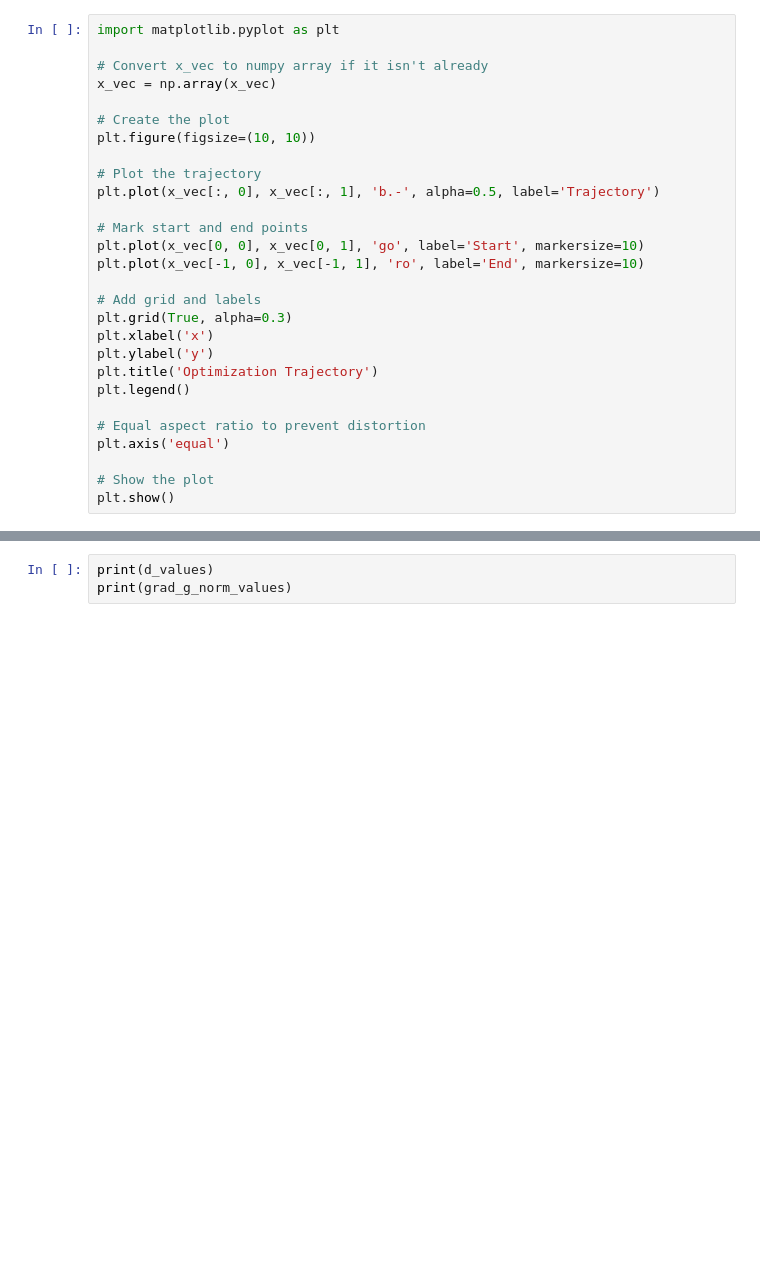
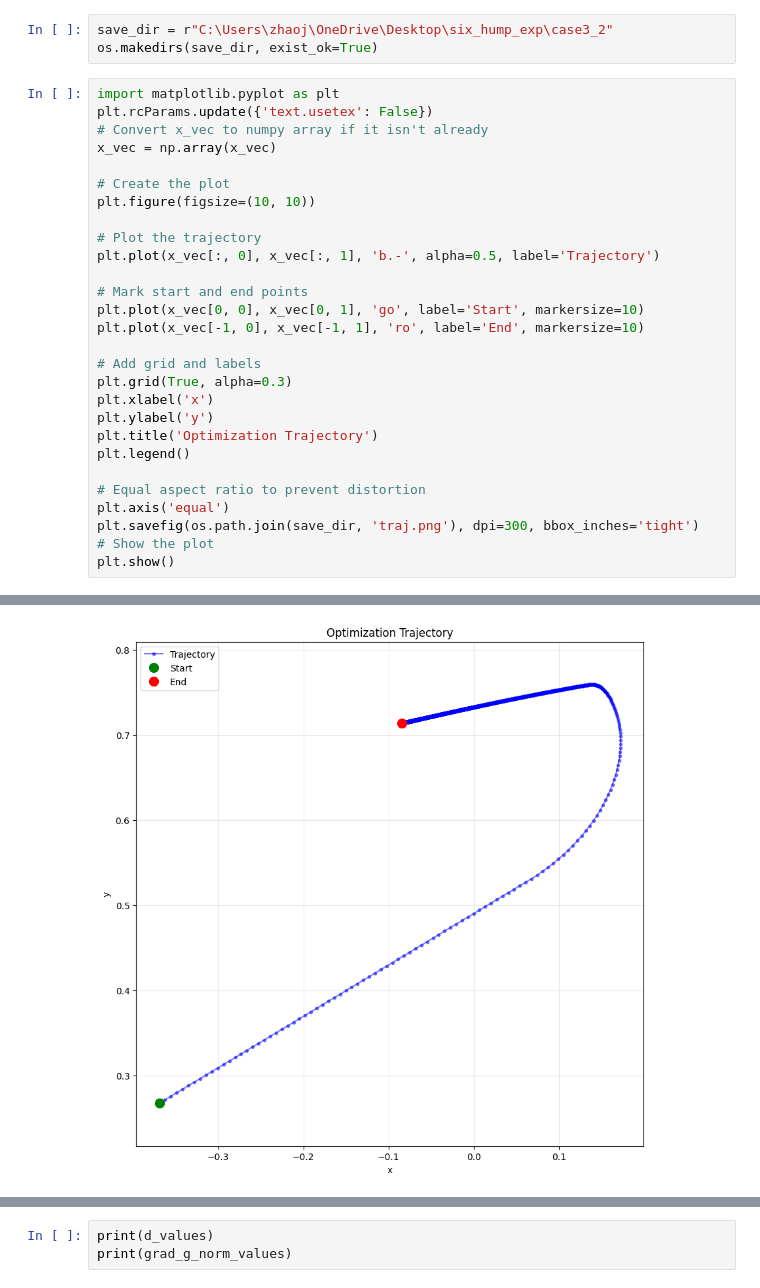
Before and after one commit to Raymond30/Conditional-gradient-based-Bilevel-Optimization, a Jupyter notebook: over_parameterized_python/simple_exp.ipynb, the cells around one changed output, grey strips where cells are left out. Cells and saved outputs as stored; diff of their text form; blank space fills up the shorter version.

```diff
--- a/over_parameterized_python/simple_exp.ipynb
+++ b/over_parameterized_python/simple_exp.ipynb
@@ -802,6 +805,9 @@ print(center)
+# %%
+save_dir = r"C:\Users\zhaoj\OneDrive\Desktop\six_hump_exp\case3_2"
+os.makedirs(save_dir, exist_ok=True)
 # %%
 import matplotlib.pyplot as plt
-
+plt.rcParams.update({'text.usetex': False})
 # Convert x_vec to numpy array if it isn't already
 x_vec = np.array(x_vec)
 
@@ -824,6 +830,7 @@ plt.legend()
 
 # Equal aspect ratio to prevent distortion
 plt.axis('equal')
-
+plt.savefig(os.path.join(save_dir, 'traj.png'), dpi=300, bbox_inches='tight')
 # Show the plot
 plt.show()
+# %% [output]
@@ -830,2 +854,3 @@ plt.show()
+[figure, added]
 # %%
 import matplotlib.pyplot as plt
```
Also changed, not shown: parts of 8 cells of this notebook.
